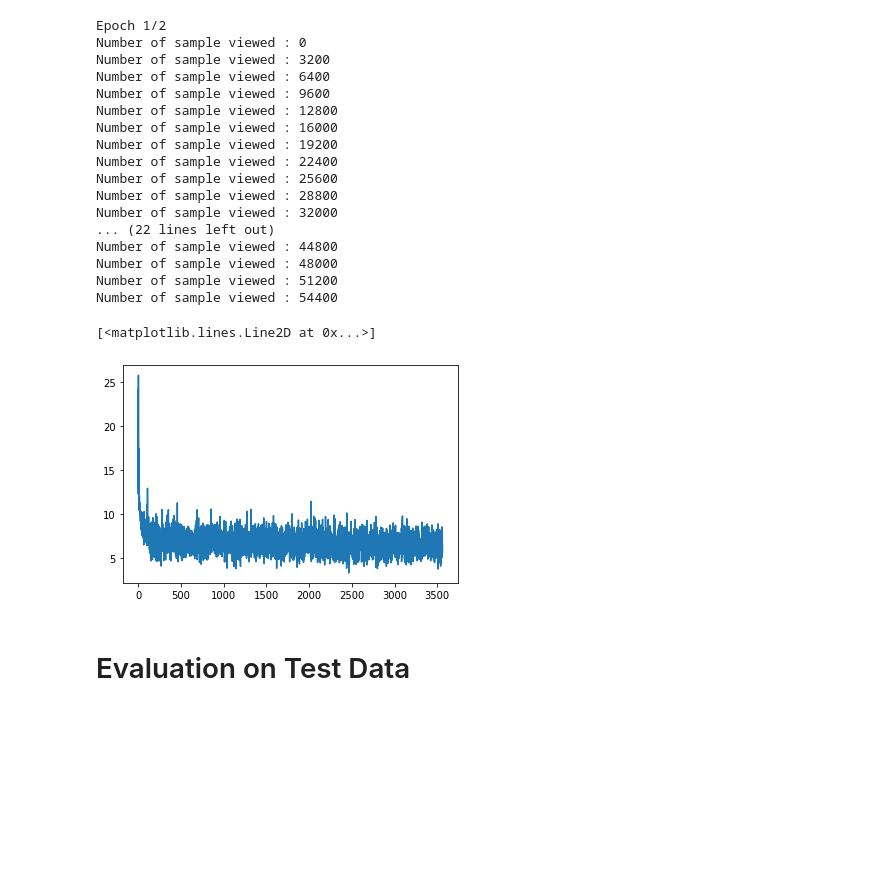
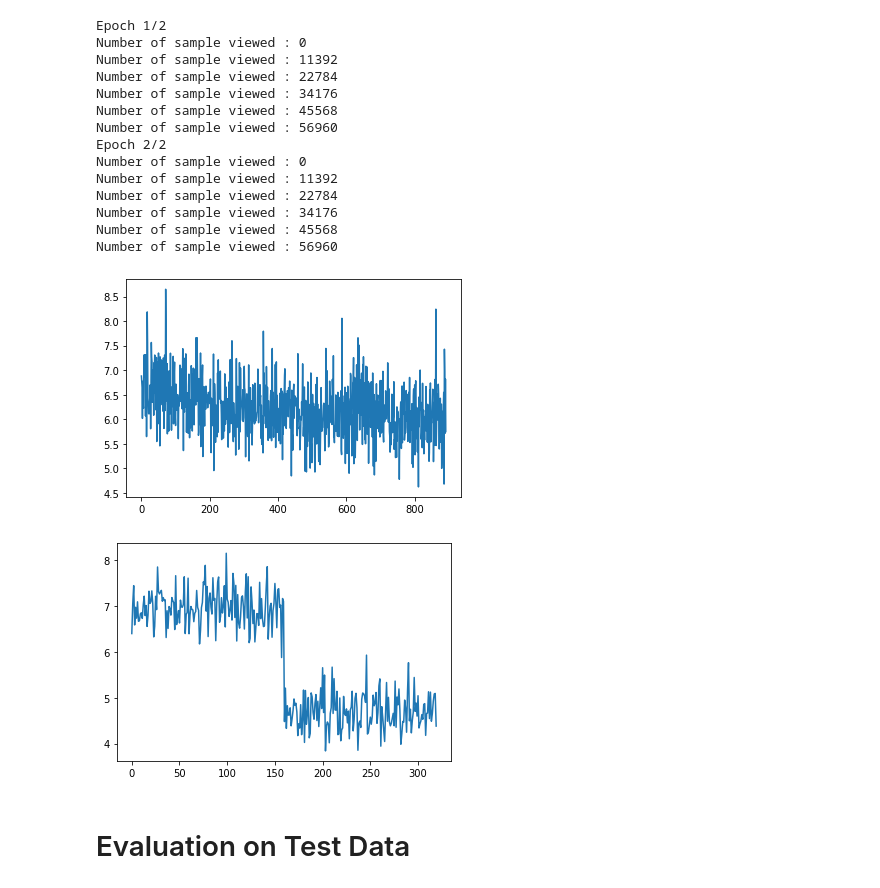
Before and after one commit to OceanumsData/HackathonBathymetryEstimation, a Jupyter notebook: model.ipynb, the cells around one changed output. Cells and saved outputs as stored; diff of their text form; code cells hidden in the pictures; blank space fills up the shorter version.

Commit message:
add CUDA support and multi workers

```diff
--- a/model.ipynb
+++ b/model.ipynb
@@ -56,15 +61,15 @@ class Net(nn.Module):
 
     def __init__(self):
         super(Net, self).__init__()
-        self.conv1 = nn.Conv2d(4, 8, 3, padding=1)
+        self.conv1 = nn.Conv2d(4, 16, 3, padding=1)
         self.relu1 = nn.ReLU()
         self.pool1 = nn.MaxPool2d(2)
-        self.conv2 = nn.Conv2d(8, 16, 3, padding=1)
+        self.conv2 = nn.Conv2d(16, 64, 3, padding=1)
         self.relu2 = nn.ReLU()
         self.pool2 = nn.MaxPool2d(2)
-        self.fc1 = nn.Linear(1600, 160)
+        self.fc1 = nn.Linear(6400, 1024)
         self.relu3 = nn.ReLU()
-        self.fc2 = nn.Linear(160, 1)
+        self.fc2 = nn.Linear(1024, 1)
         self.relu4 = nn.ReLU()
 
     def forward(self, x):
@@ -84,10 +89,13 @@ class Net(nn.Module):
         return x
 # %%
 n_epochs = 2
-batch_size = 32
+batch_size = 128
 # %%
 dataset = HackathonDataset(DATA_DIR + 'mixed_train.csv', DATA_DIR)
-dataloader = DataLoader(dataset, batch_size=batch_size, shuffle=True)
+dataloader = DataLoader(dataset, batch_size=batch_size, shuffle=True, num_workers=4)
+val_dataset = HackathonDataset(DATA_DIR + 'mixed_validation.csv', DATA_DIR)
+val_dataloader = DataLoader(val_dataset, batch_size=batch_size, shuffle=True, num_workers=4)
 model = Net()
+model.to(DEVICE)
 optimizer = torch.optim.Adam(model.parameters(), lr=0.01)
 criterion = nn.MSELoss()
@@ -94,5 +122,6 @@ criterion = nn.MSELoss()
 # %%
-batch_losses = []
+train_losses = []
+val_losses = []
 
 for epoch in range(n_epochs):
 
@@ -106,13 +135,13 @@ for epoch in range(n_epochs):
         optimizer.zero_grad()
 
         # Forward propagation through the network
-        out = model(batch["image"])
+        out = model(batch["image"].to(DEVICE))
 
         # Calculate the loss
-        loss = torch.sqrt(criterion(out, batch["z"]))  # We take square root because RMSE is the competition's metric
+        loss = torch.sqrt(criterion(out, batch["z"].to(DEVICE)))  # We take square root because RMSE is the competition's metric
 
         # Track batch loss
-        batch_losses.append(loss.item())
+        train_losses.append(loss.item())
 
         # Backpropagation
         loss.backward()
@@ -121,31 +150,43 @@ for epoch in range(n_epochs):
         optimizer.step()
 
         #=====Printing part======
-        if it%100 == 0:
+        if it%(len(dataloader) // 5) == 0:
             print(f"Number of sample viewed : {it*batch_size}")
+
+    # Validation loop
+    for it, batch in enumerate(val_dataloader):
+
+        # Forward propagation through the network
+        out = model(batch["image"].to(DEVICE))
+
+        # Calculate the loss
+        loss = torch.sqrt(criterion(out, batch["z"].to(DEVICE)))  # We take square root because RMSE is the competition's metric
+
+        # Track batch loss
+        val_losses.append(loss.item())
 # %% [output]
 Epoch 1/2
 Number of sample viewed : 0
-Number of sample viewed : 3200
-Number of sample viewed : 6400
-Number of sample viewed : 9600
-Number of sample viewed : 12800
-Number of sample viewed : 16000
-Number of sample viewed : 19200
-Number of sample viewed : 22400
-Number of sample viewed : 25600
-Number of sample viewed : 28800
-Number of sample viewed : 32000
-... (22 lines left out)
-Number of sample viewed : 44800
-Number of sample viewed : 48000
-Number of sample viewed : 51200
-Number of sample viewed : 54400
+Number of sample viewed : 11392
+Number of sample viewed : 22784
+Number of sample viewed : 34176
+Number of sample viewed : 45568
+Number of sample viewed : 56960
+Epoch 2/2
+Number of sample viewed : 0
+Number of sample viewed : 11392
+Number of sample viewed : 22784
+Number of sample viewed : 34176
+Number of sample viewed : 45568
+Number of sample viewed : 56960
-# %%
-plt.plot(batch_losses)
-# %% [output]
-[<matplotlib.lines.Line2D at 0x...>]
-[figure, removed]
+# %%
+plt.plot(train_losses)
+plt.show()
+plt.plot(val_losses)
+plt.show()
+# %% [output]
+[figure, added]
+[figure, added]
 # %% [markdown]
 # Evaluation on Test Data
 # %%
```
Also changed, not shown: parts of 6 cells of this notebook, 2 other files.
